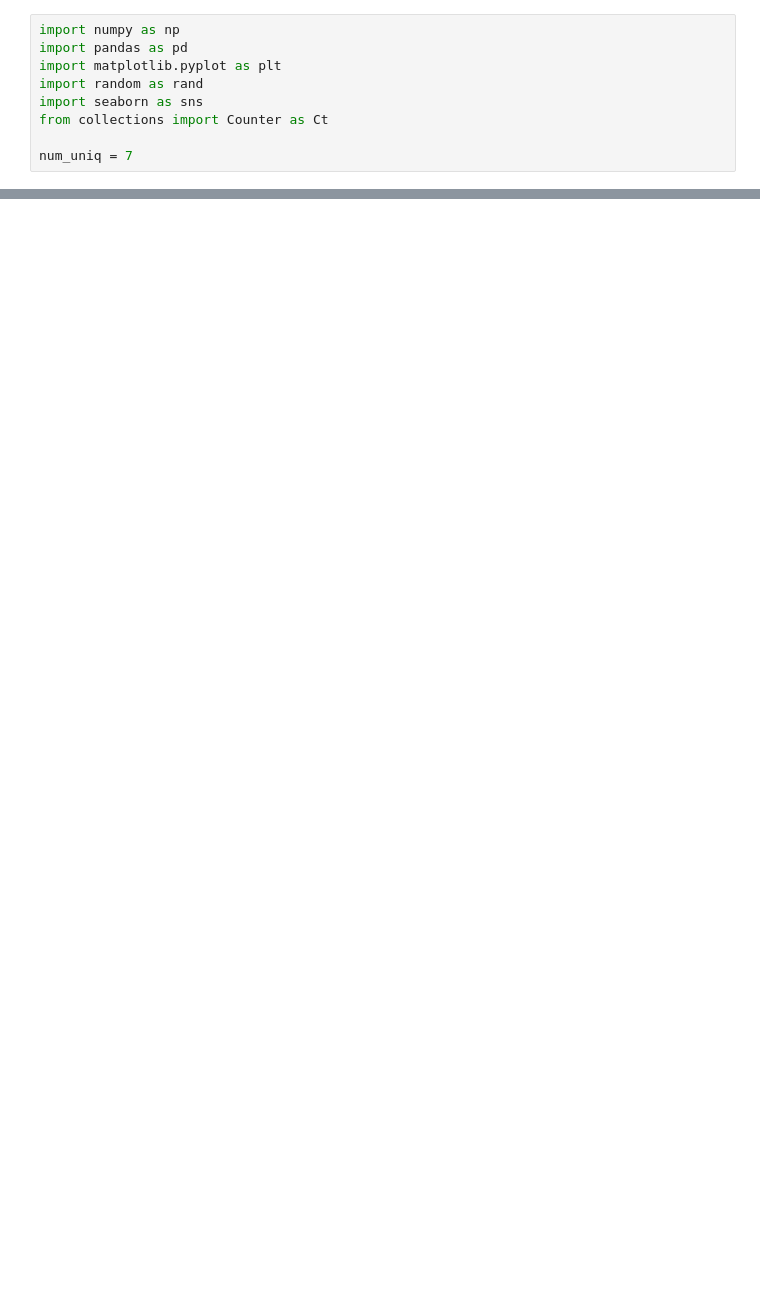
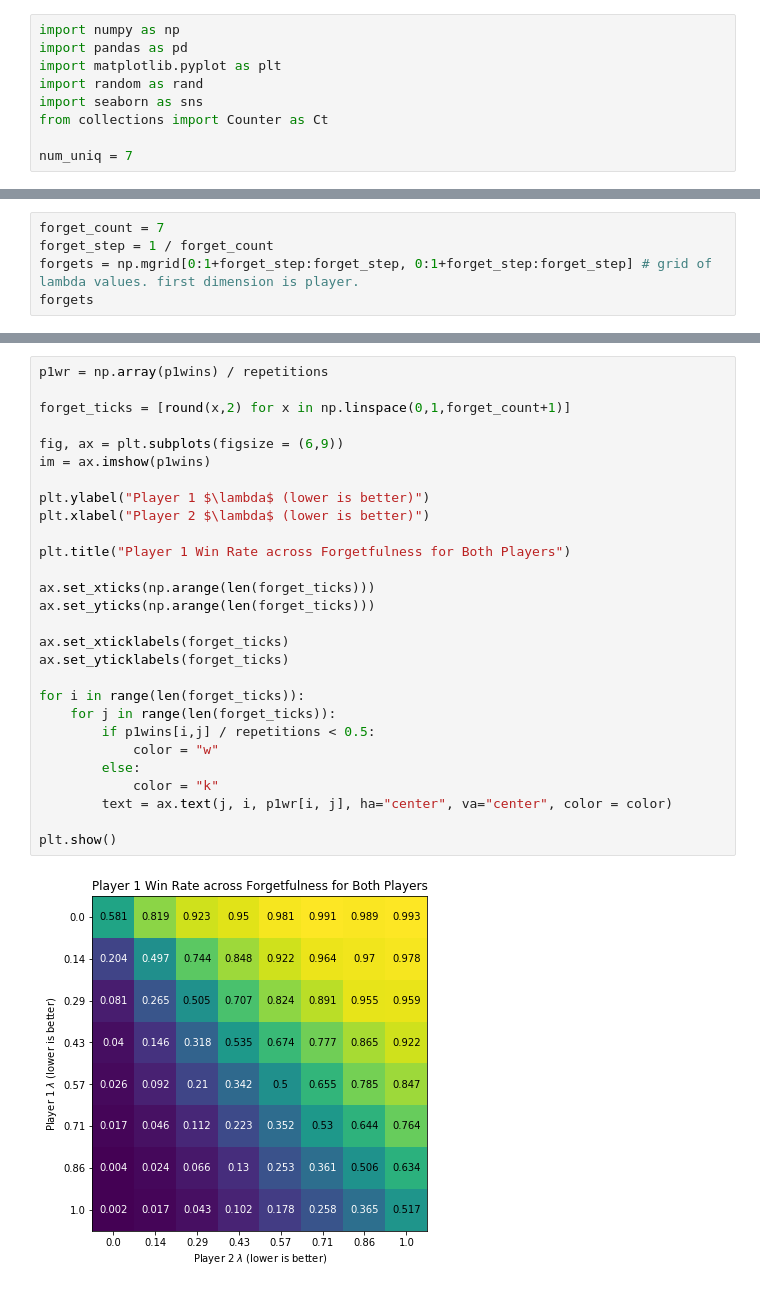
Before and after one commit to enjoythecode/simulations, a Jupyter notebook: ec379-matching-game/simulation.ipynb, the cells around one changed output, grey strips where cells are left out. Cells and saved outputs as stored; diff of their text form; blank space fills up the shorter version.

```diff
--- a/ec379-matching-game/simulation.ipynb
+++ b/ec379-matching-game/simulation.ipynb
@@ -126,0 +213,5 @@ print(win / repetitions)
+# %%
+forget_count = 7
+forget_step = 1 / forget_count
+forgets = np.mgrid[0:1+forget_step:forget_step, 0:1+forget_step:forget_step] # grid of lambda values. first dimension is player.
+forgets
@@ -126,0 +268,30 @@ print(win / repetitions)
+# %%
+p1wr = np.array(p1wins) / repetitions
+
+forget_ticks = [round(x,2) for x in np.linspace(0,1,forget_count+1)]
+
+fig, ax = plt.subplots(figsize = (6,9))
+im = ax.imshow(p1wins)
+
+plt.ylabel("Player 1 $\lambda$ (lower is better)")
+plt.xlabel("Player 2 $\lambda$ (lower is better)")
+
+plt.title("Player 1 Win Rate across Forgetfulness for Both Players")
+
+ax.set_xticks(np.arange(len(forget_ticks)))
+ax.set_yticks(np.arange(len(forget_ticks)))
+
+ax.set_xticklabels(forget_ticks)
+ax.set_yticklabels(forget_ticks)
+
+for i in range(len(forget_ticks)):
+    for j in range(len(forget_ticks)):
+        if p1wins[i,j] / repetitions < 0.5:
+            color = "w"
+        else:
+            color = "k"
+        text = ax.text(j, i, p1wr[i, j], ha="center", va="center", color = color)
+
+plt.show()
+# %% [output]
+[figure, added]
```
Also changed, not shown: parts of 11 cells of this notebook.
